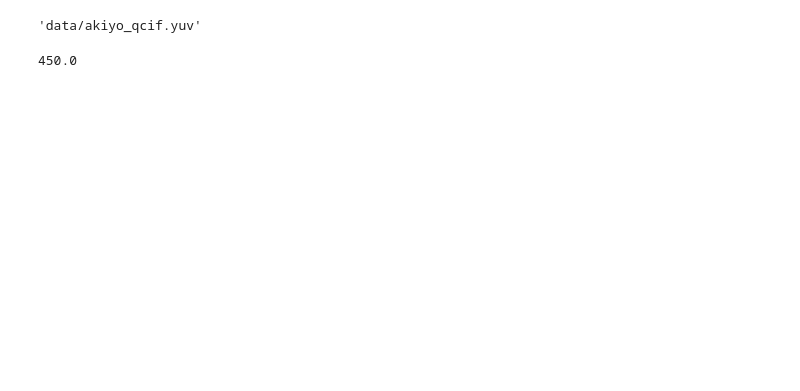
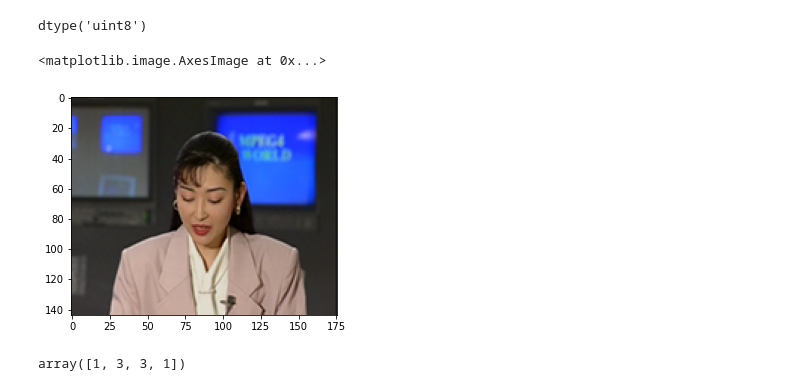
Before and after one commit to 30bohdan/tencompl, a Jupyter notebook: experiments.ipynb, the cells around one changed output. Cells and saved outputs as stored; diff of their text form; code cells hidden in the pictures; blank space fills up the shorter version.

```diff
--- a/experiments.ipynb
+++ b/experiments.ipynb
@@ -10,12 +12,26 @@ ModuleNotFoundError: No module named 'cv2'
 file_path = "data/"
 file_name = "akiyo_qcif.yuv"
 # %%
-os.path.join(file_path, file_name)
+path = os.path.join(file_path, file_name)
-# %% [output]
-'data/akiyo_qcif.yuv'
 # %%
 yuv_data = np.fromfile(os.path.join(file_path, file_name), dtype='uint8')
-# %%
-yuv_data.size / 176 / 144
-# %% [output]
-450.0
+# %%
+n_frames, height, width = 300, 144, 176
+# %%
+yuv_data = yuv_data.reshape((n_frames, height*3//2, width))
+# %%
+for frame in yuv_data:
+    rgb_frame = cv2.cvtColor(frame, cv2.COLOR_YUV2RGB_I420)
+# %%
+rgb_frame.dtype
+# %% [output]
+dtype('uint8')
+# %%
+plt.imshow(rgb_frame)
+# %% [output]
+<matplotlib.image.AxesImage at 0x...>
+[figure, added]
+# %%
+np.random.choice(4, size=4, replace=True)
+# %% [output]
+array([1, 3, 3, 1])
```
Also changed, not shown: parts of 10 cells of this notebook, 12 other files.
